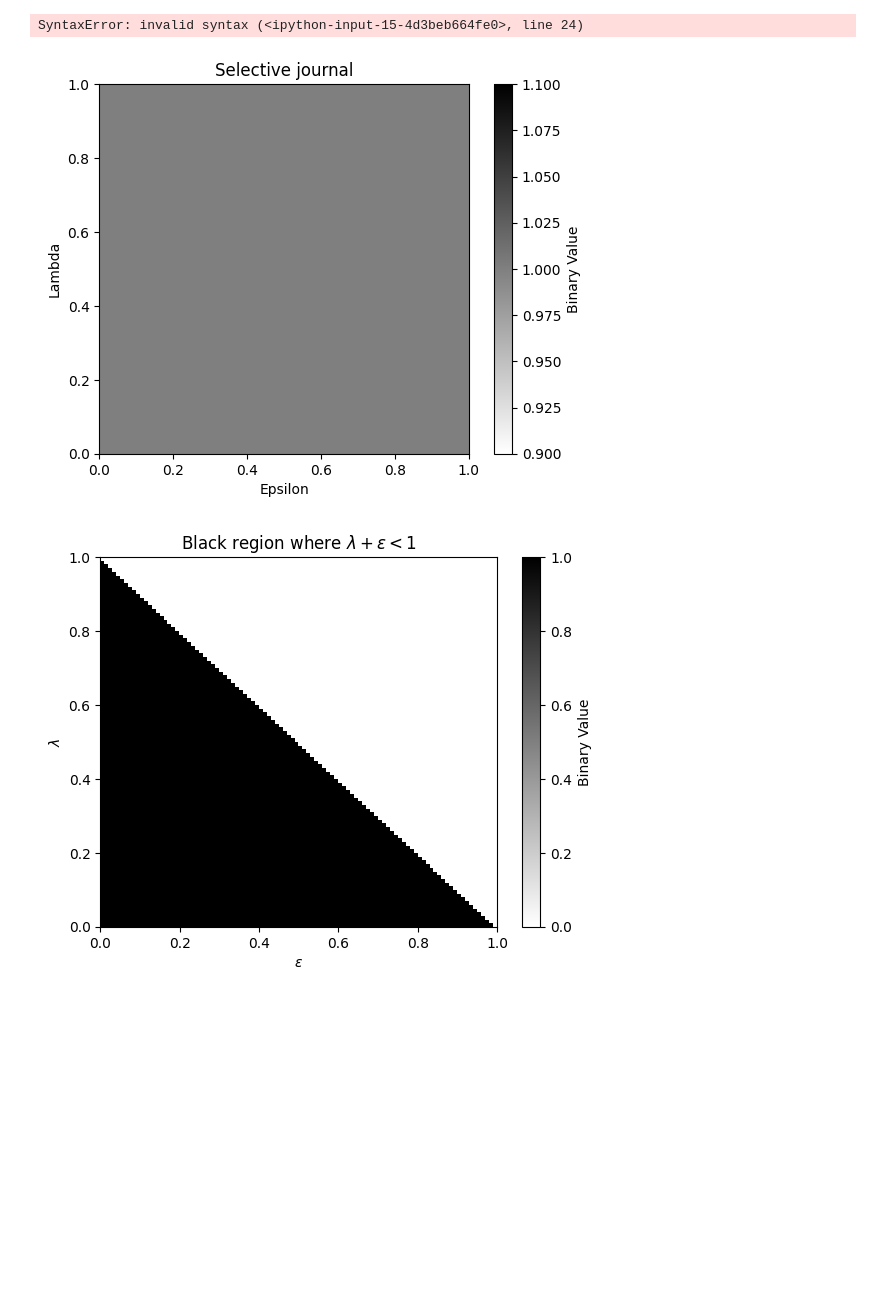
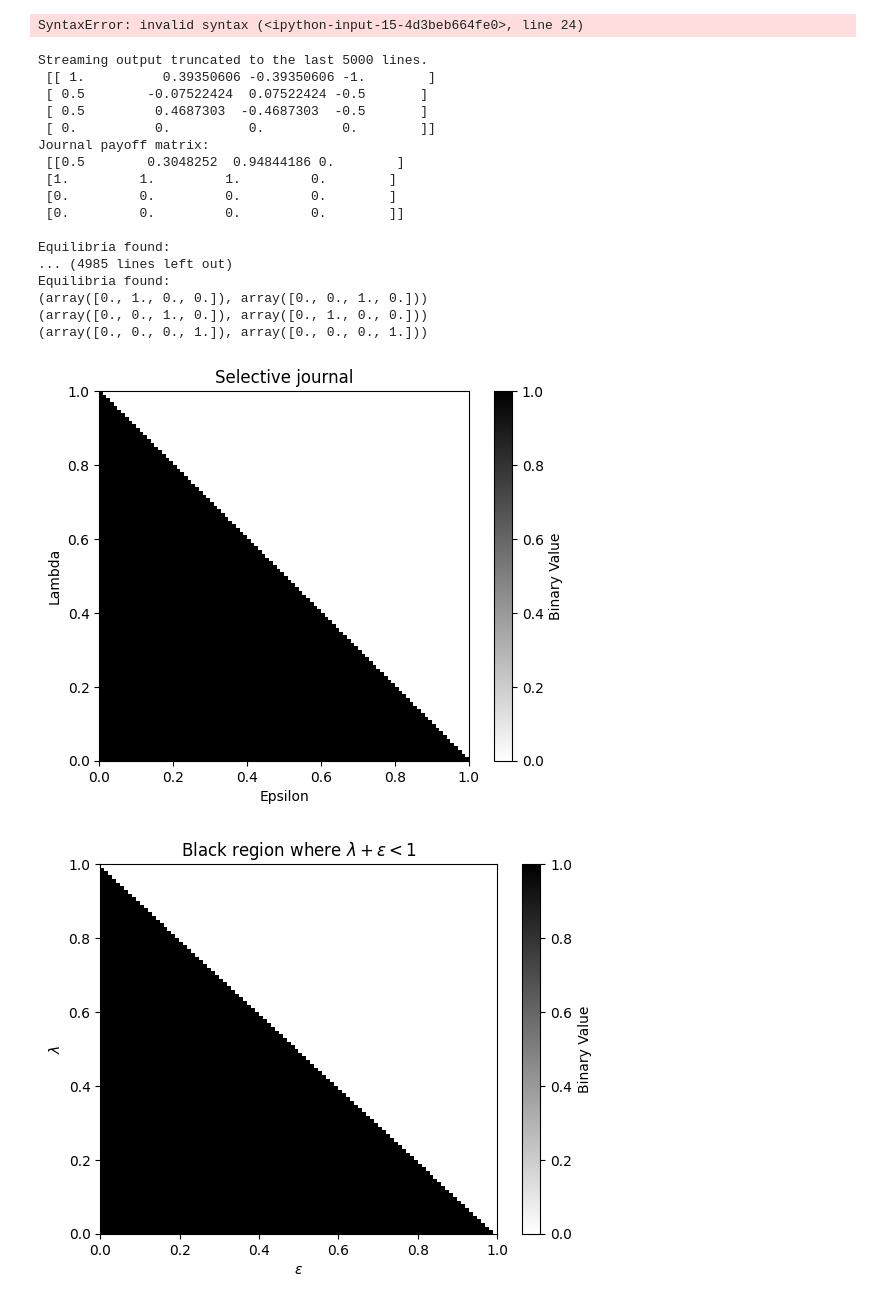
Before and after one commit to Bright-Momo/SimplifiedJournalsGame, a Jupyter notebook: SimplifiedJournalsGame.ipynb, the cells around one changed output. Drawn from its saved outputs; the diff is of its cells as text; code cells hidden in the pictures; blank space fills up the shorter version.

```diff
--- a/SimplifiedJournalsGame.ipynb
+++ b/SimplifiedJournalsGame.ipynb
@@ -38,18 +38,18 @@ def Q(alpha, epsilon, lam):
 # Author: Rows = [Always_Submit, Only_Submit_Good, Only_Submit_Bad, No_Submit]
 # Journal: Columns = [Always_Accept, Only_Accept_Good, Only_Accept_Bad, Reject_All]
 # Define a function that show the probability that a paper will be accepted
-def acceptance_probability(is_good_paper,journal_strategy):
-    if journal_strategy == 0:
+def acceptance_probability(is_good_paper, journal_strategy, epsilon, lam):
+    if journal_strategy == 0:      # Always_Accept
         return 1.0
-    elif journal_strategy == 1:
+    elif journal_strategy == 1:    # Only_Accept_Good
         if is_good_paper:
-            return 1-epsilon
+            return 1 - epsilon
         else:
             return lam
-    elif journal_strategy == 2:
-      if is_good_paper:
-        return epsilon
-      else:
-        return 1-lam
-    else:
-      return 0.0
+    elif journal_strategy == 2:    # Only_Accept_Bad
+        if is_good_paper:
+            return epsilon
+        else:
+            return 1 - lam
+    else:                          # 3 -> Reject_All
+        return 0.0
@@ -316,34 +409,52 @@ SyntaxError: invalid syntax (<ipython-input-15-4d3beb664fe0>, line 24)
 # Define the range for x and y
 x = np.linspace(0.0001, 0.999, 100) # epsilon
 y = np.linspace(0.0001, 0.999, 100) # lambda
 
 # Create a meshgrid
 X, Y = np.meshgrid(x, y)
 
 # Define a function that takes x and y as input
 def condition_function(x, y):
     return probability_of_journal__selection(0.5, epsilon=x, lam=y, r=1, c=1)
 
 # Initialize an empty binary matrix
 binary_matrix = np.zeros_like(X, dtype=int)
++
 
 # Populate the binary matrix using a loop
 for i in range(binary_matrix.shape[0]):  # Loop over rows
     for j in range(binary_matrix.shape[1]):  # Loop over columns
         if condition_function(X[i, j], Y[i, j]):
             binary_matrix[i, j] = 1
         else:
             binary_matrix[i, j] = 0
 
 # Visualize the binary matrix
 plt.imshow(binary_matrix, extent=(0, 1, 0, 1), origin='lower', cmap='binary')
 plt.colorbar(label='Binary Value')
 plt.xlabel('Epsilon')
 plt.ylabel('Lambda')
 plt.title('Selective journal')
 plt.show()
 # %% [output]
+Streaming output truncated to the last 5000 lines.
+ [[ 1.          0.39350606 -0.39350606 -1.        ]
+ [ 0.5        -0.07522424  0.07522424 -0.5       ]
+ [ 0.5         0.4687303  -0.4687303  -0.5       ]
+ [ 0.          0.          0.          0.        ]]
+Journal payoff matrix:
+ [[0.5        0.3048252  0.94844186 0.        ]
+ [1.         1.         1.         0.        ]
+ [0.         0.         0.         0.        ]
+ [0.         0.         0.         0.        ]]
+
+Equilibria found:
+... (4985 lines left out)
+Equilibria found:
+(array([0., 1., 0., 0.]), array([0., 0., 1., 0.]))
+(array([0., 0., 1., 0.]), array([0., 1., 0., 0.]))
+(array([0., 0., 0., 1.]), array([0., 0., 0., 1.]))
-[figure, old version]
+[figure, new version]
 # %%
 
 import matplotlib.pyplot as plt
```
Also changed, not shown: parts of 6 cells of this notebook.
